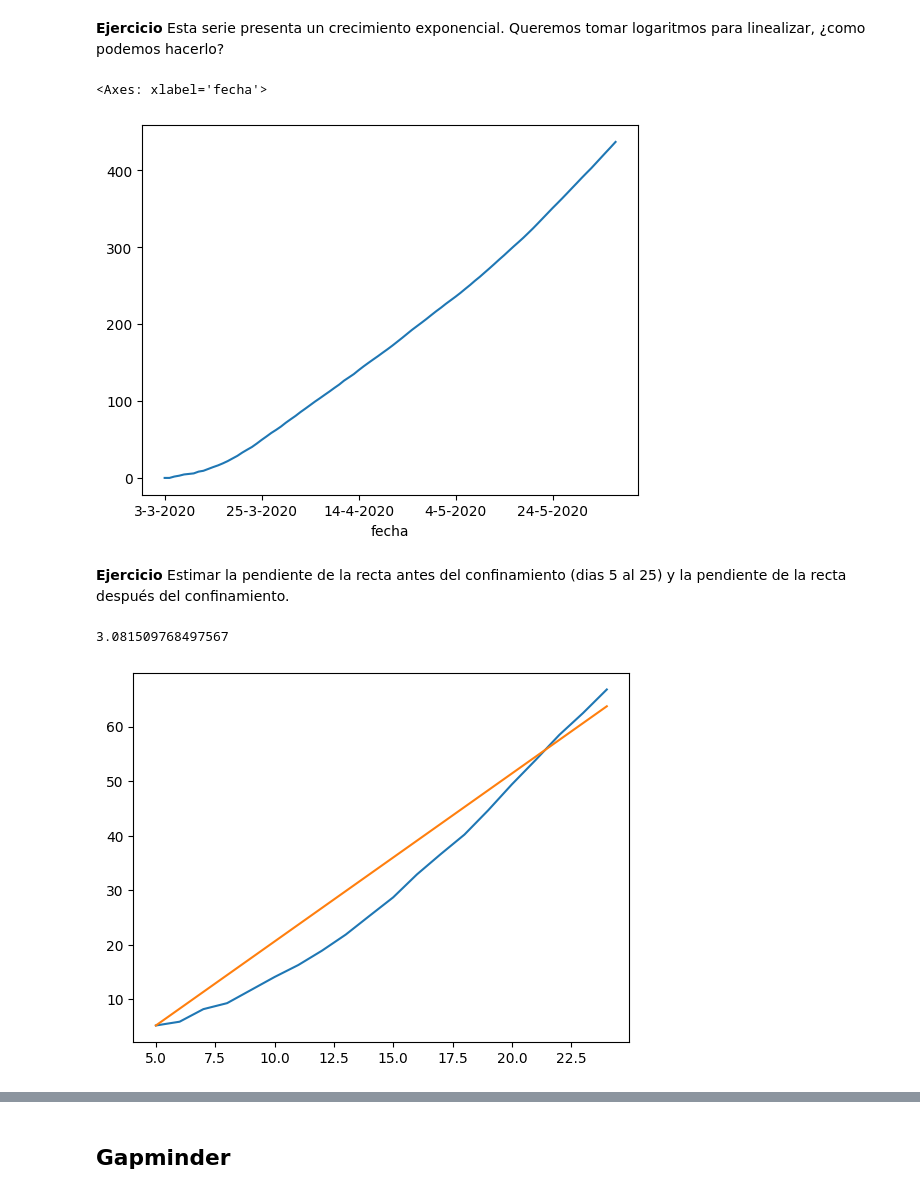
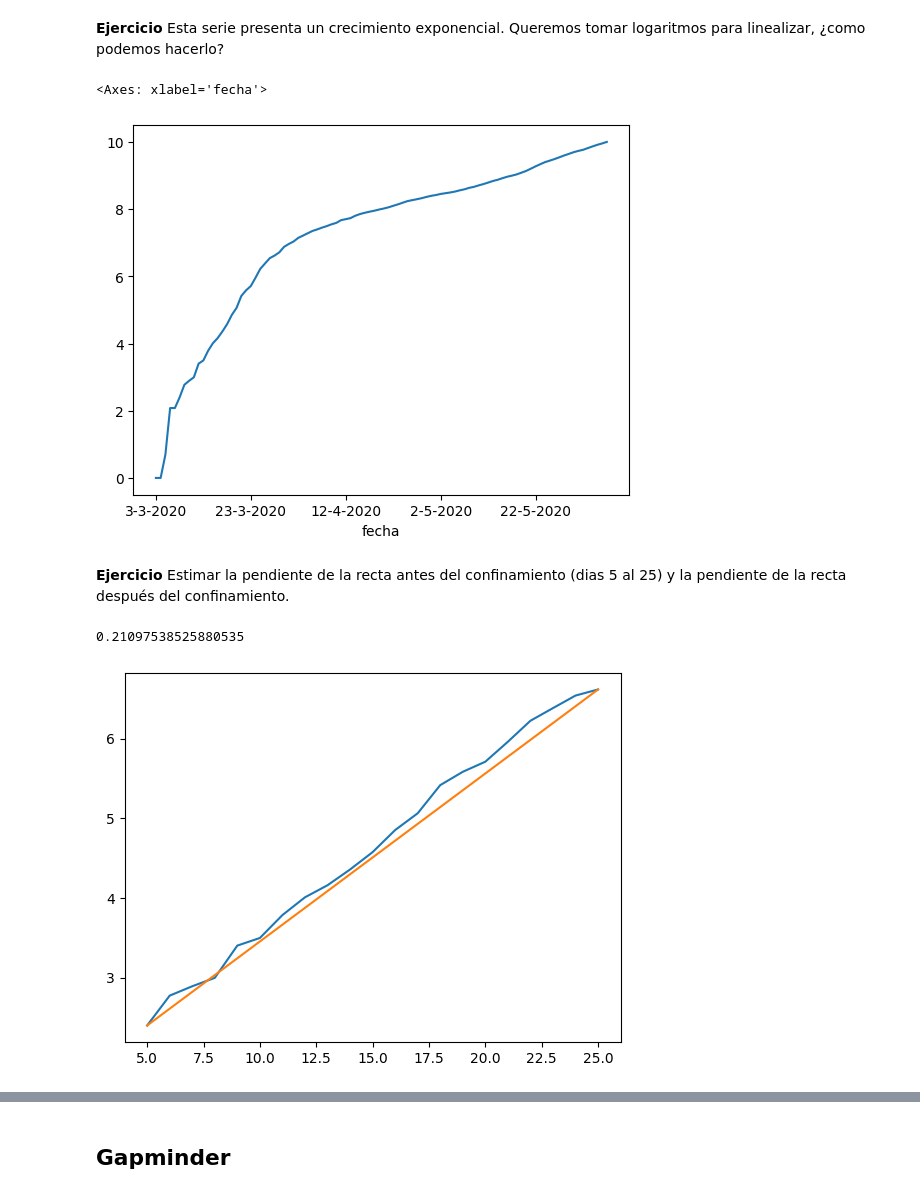
Before and after one commit to lexisantos/Laboratorio_Datos, a Jupyter notebook: clase02_ldd_estadisticaDescriptiva_clase.ipynb, the cells around one changed output, grey strips where cells are left out. Cells and saved outputs as stored; diff of their text form; code cells hidden in the pictures.

```diff
--- a/clase02_ldd_estadisticaDescriptiva_clase.ipynb
+++ b/clase02_ldd_estadisticaDescriptiva_clase.ipynb
@@ -474,28 +461,28 @@ df.confirmados_Nuevos.cumsum().plot()
 Esta serie presenta un crecimiento exponencial.
 Queremos tomar logaritmos para linealizar, ¿como podemos hacerlo?
 # %%
-log_cum_casos = np.log(df["confirmados_Nuevos"][df["confirmados_Nuevos"]>0]).cumsum()
+log_cum_casos = np.log(df["confirmados_Nuevos"].cumsum())
 log_cum_casos.plot()
 # %% [output]
 <Axes: xlabel='fecha'>
-[figure, old version]
+[figure, new version]
 # %% [markdown]
 **Ejercicio**
 Estimar la pendiente de la recta antes del confinamiento (dias 5 al 25) y la pendiente de la recta después del confinamiento.
 # %%
 # Agregamos la recta
-y_antes = log_cum_casos.iloc[5:25].values
+y_antes = log_cum_casos.iloc[5:26].values
 p_antes = (y_antes[-1] - y_antes[0])/20
 
-x_recta = np.arange(5, 25)
+x_recta = np.arange(5, 26)
 y_recta = y_antes[0] + p_antes*(x_recta-x_recta[0])
 
 plt.plot(x_recta, y_antes)
 plt.plot(x_recta, y_recta)
 print(p_antes)
 # %% [output]
-3.081509768497567
+0.21097538525880535
-[figure, old version]
+[figure, new version]
 # %%
 y_despues = log_cum_casos.iloc[30:].values
 p_despues = (y_despues[-1] - y_despues[0])/len(y_despues)
```
Also changed, not shown: parts of 2 cells of this notebook.
